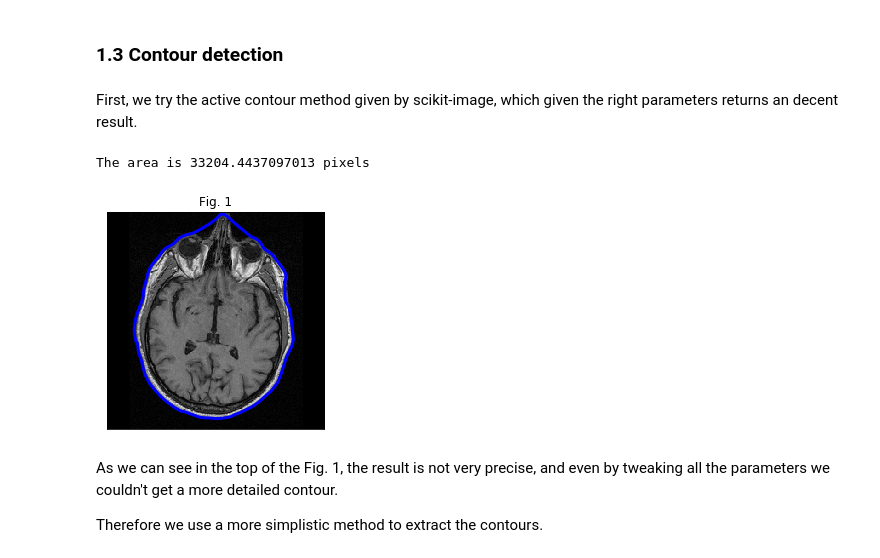
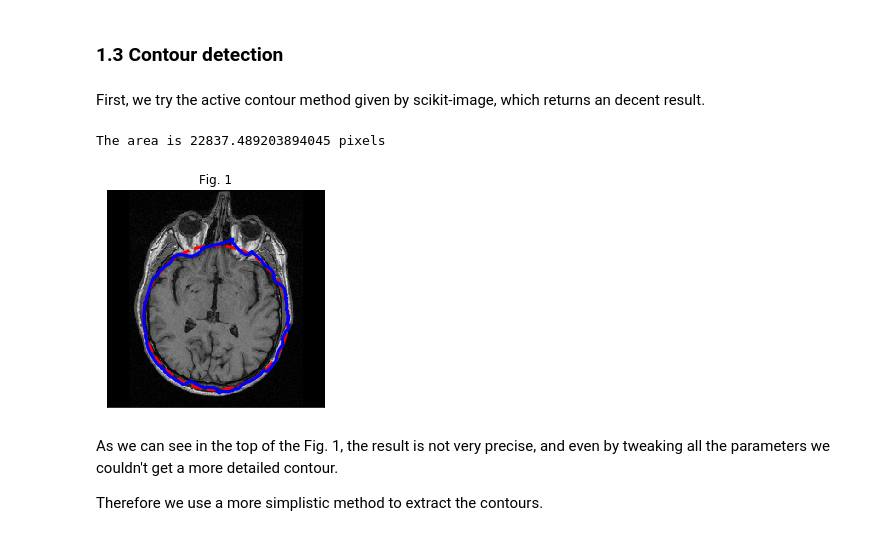
Before and after one commit to oganesManasian/Image-analysis-and-pattern-recognition, a Jupyter notebook: labs/lab_01_segmentation.ipynb, the cells around one changed output. Cells and saved outputs as stored; diff of their text form; code cells hidden in the pictures.

```diff
--- a/labs/lab_01_segmentation.ipynb
+++ b/labs/lab_01_segmentation.ipynb
@@ -233,33 +233,38 @@ As we can see combination of methods: Double Threshold + closing + median - work
 # %% [markdown]
 ### 1.3 Contour detection
 # %% [markdown]
-First, we try the active contour method given by scikit-image, which given the right parameters returns an decent result.
+First, we try the active contour method given by scikit-image, which returns an decent result.
 # %%
+def area(polygon):
+    # shoelace formula
+    x, y = zip(*polygon)
+    return 0.5*np.abs(np.dot(x,np.roll(y,1))-np.dot(y,np.roll(x,1)))
+
 s = np.linspace(0, 2*np.pi, 400)
-r = 122 + 121*np.sin(s)
-c = 128 + 100*np.cos(s)
+r = 150 + 85*np.sin(s)
+c = 128 + 85*np.cos(s)
 init = np.array([r, c]).T
 
 snake = active_contour(median(brain_im, disk(2)),
                        init,
-                       alpha=0.01, # Snake length shape parameter. Higher values makes snake contract faster.
-                       beta=0.1, # Snake smoothness shape parameter. Higher values makes snake smoother
-                       gamma=0.05, # Explicit time stepping parameter.
+                       alpha=.0005, # Snake length shape parameter. Higher values makes snake contract faster.
+#                        beta=1, # Snake smoothness shape parameter. Higher values makes snake smoother
+#                        gamma=0.1, # Explicit time stepping parameter.
                        coordinates='rc')
 
 print("The area is {} pixels".format(area(snake)))
 
 fig, ax = plt.subplots(figsize=(4, 4))
 ax.imshow(brain_im, cmap='gray')
-# ax.plot(init[:, 1], init[:, 0], '--r', lw=3)
+ax.plot(init[:, 1], init[:, 0], '--r', lw=3)
 ax.plot(snake[:, 1], snake[:, 0], '-b', lw=3)
 ax.set_xticks([]), ax.set_yticks([])
 ax.set_title("Fig. 1")
 
 plt.show()
 # %% [output]
-The area is 33204.4437097013 pixels
+The area is 22837.489203894045 pixels
-[figure, old version]
+[figure, new version]
 # %% [markdown]
 As we can see in the top of the Fig. 1, the result is not very precise, and even by tweaking all the parameters we couldn't get a more detailed contour.
 
```
Also changed, not shown: parts of 3 cells of this notebook.
